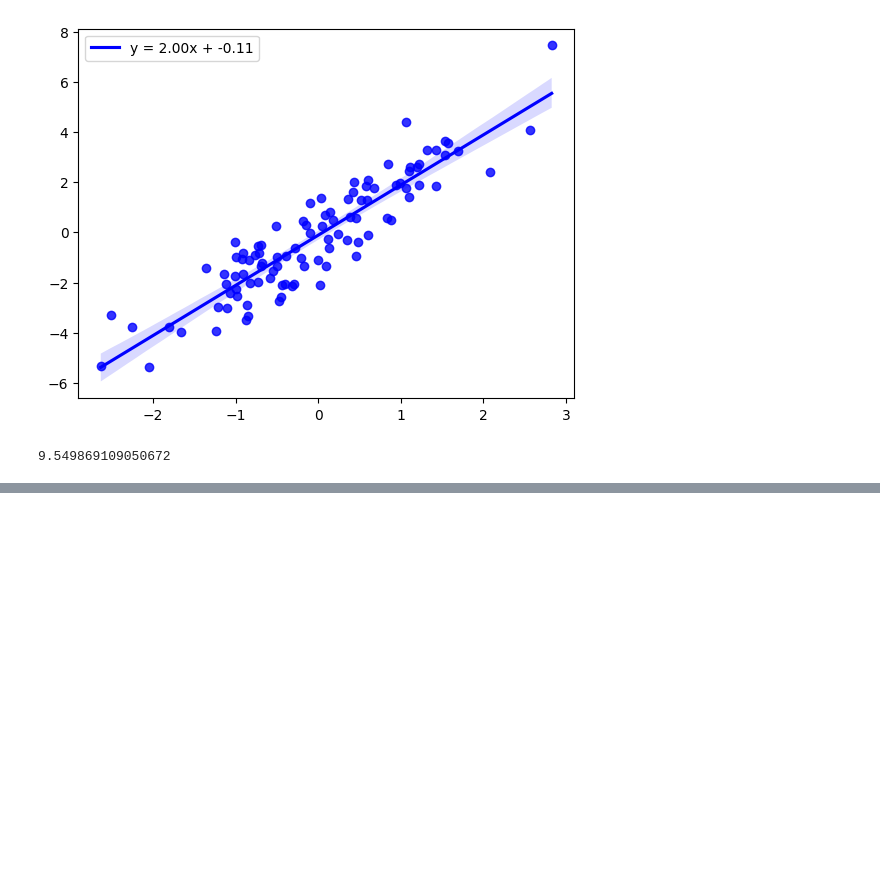
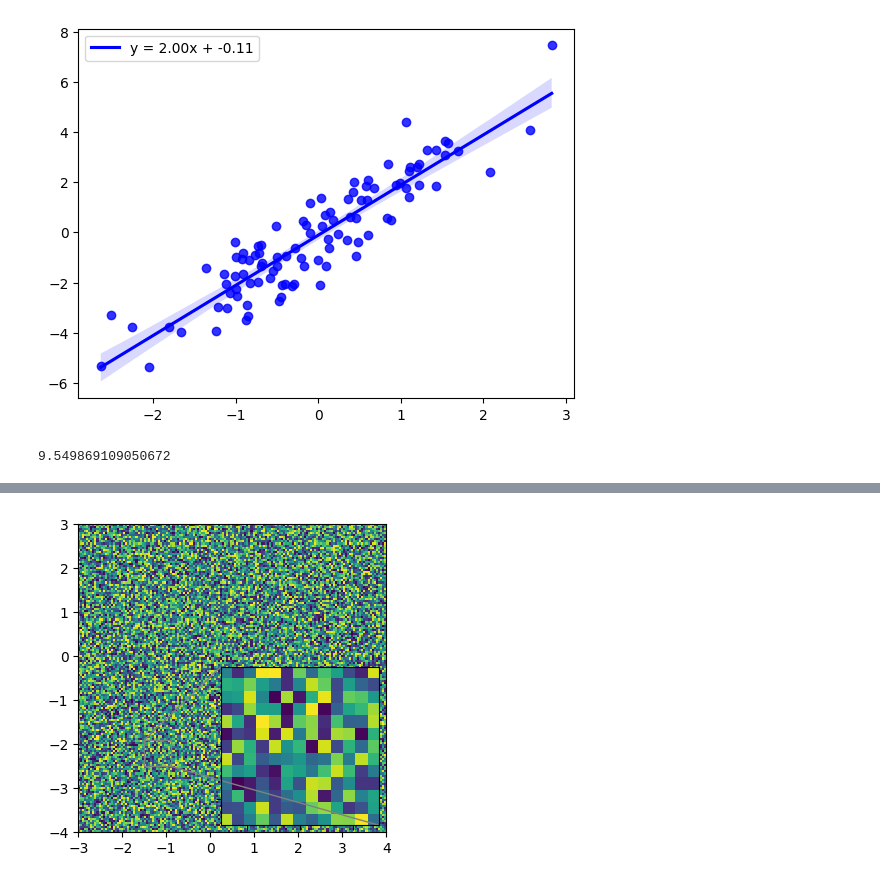
Before and after one commit to matsssk/AA6060_ML, a Jupyter notebook: _test_.ipynb, the cells around one changed output, grey strips where cells are left out. Drawn from its saved outputs; the diff is of its cells as text; code cells hidden in the pictures; blank space fills up the shorter version.

```diff
--- a/_test_.ipynb
+++ b/_test_.ipynb
@@ -211,0 +217,31 @@ NameError: name 'np' is not defined
+# %%
+import matplotlib.pyplot as plt
+from mpl_toolkits.axes_grid1.inset_locator import zoomed_inset_axes, mark_inset
+import numpy as np
+
+fig, ax = plt.subplots(figsize=[5, 4])
+
+# Prepare the demo image
+Z = np.random.rand(150, 150)
+extent = (-3, 4, -4, 3)
+
+ax.imshow(Z, extent=extent, interpolation="nearest", origin="lower")
+
+# Zoomed-in axes
+axins = zoomed_inset_axes(ax, 6, loc='lower right')
+axins.imshow(Z, extent=extent, interpolation="nearest", origin="lower")
+x1, x2, y1, y2 = -1.5, -0.9, -2.5, -1.9
+axins.set_xlim(x1, x2)
+axins.set_ylim(y1, y2)
+
+plt.xticks(visible=False)
+plt.yticks(visible=False)
+
+# Draw a bbox of the region of the inset axes in the parent axes and
+# connecting lines between the bbox and the inset axes area
+mark_inset(ax, axins, loc1=2, loc2=4, fc="none", ec="0.5")
+
+# Show the plot
+plt.show()
+# %% [output]
+[figure, added]
```
Also changed, not shown: parts of 2 cells of this notebook, 7 other files.
